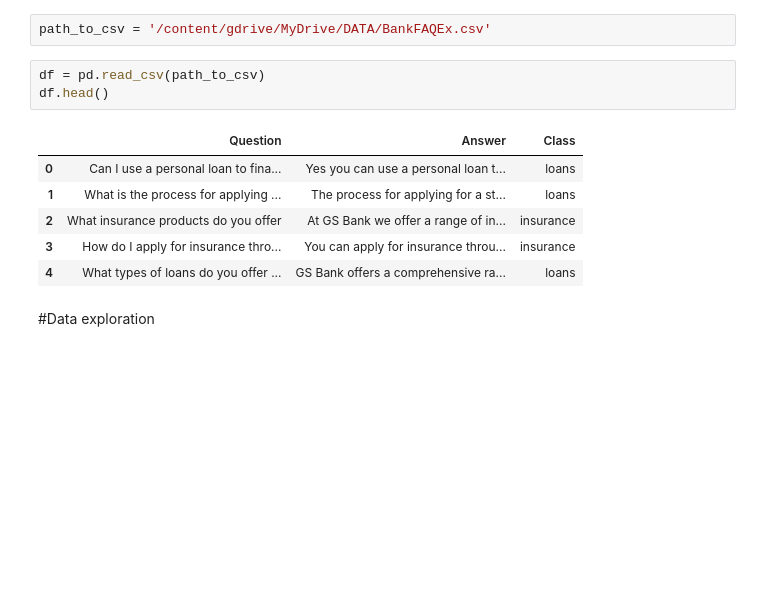
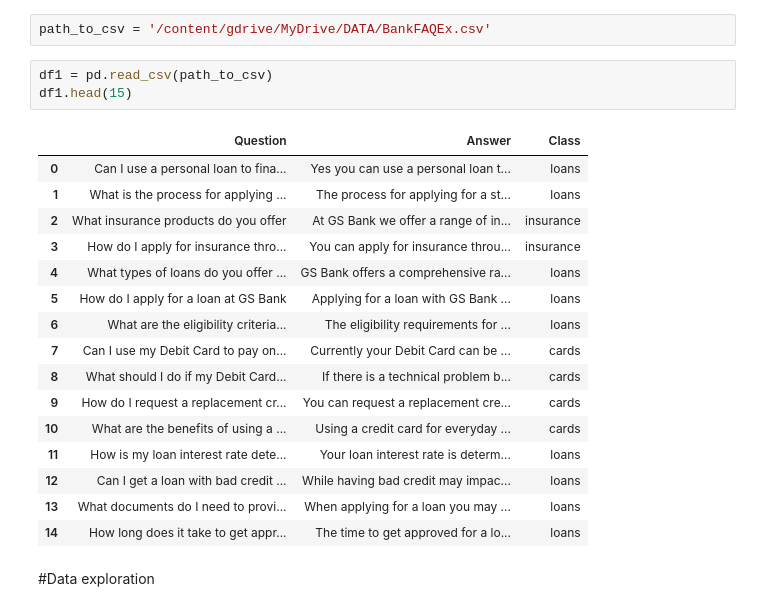
Before and after one commit to commitit/FinalProject, a Jupyter notebook: LLM.ipynb, the cells around one changed output. Saved outputs shown, nothing was run; the diff lists cells and outputs as text; blank space fills up the shorter version.

```diff
--- a/LLM.ipynb
+++ b/LLM.ipynb
@@ -17,15 +58,25 @@ Mounted at /content/gdrive
 # %%
 path_to_csv = '/content/gdrive/MyDrive/DATA/BankFAQEx.csv'
 # %%
-df = pd.read_csv(path_to_csv)
-df.head()
+df1 = pd.read_csv(path_to_csv)
+df1.head(15)
 # %% [output]
 |  | Question | Answer | Class |
 | 0 | Can I use a personal loan to fina... | Yes you can use a personal loan t... | loans |
 | 1 | What is the process for applying ... | The process for applying for a st... | loans |
 | 2 | What insurance products do you offer | At GS Bank we offer a range of in... | insurance |
 | 3 | How do I apply for insurance thro... | You can apply for insurance throu... | insurance |
 | 4 | What types of loans do you offer ... | GS Bank offers a comprehensive ra... | loans |
+| 5 | How do I apply for a loan at GS Bank | Applying for a loan with GS Bank ... | loans |
+| 6 | What are the eligibility criteria... | The eligibility requirements for ... | loans |
+| 7 | Can I use my Debit Card to pay on... | Currently your Debit Card can be ... | cards |
+| 8 | What should I do if my Debit Card... | If there is a technical problem b... | cards |
+| 9 | How do I request a replacement cr... | You can request a replacement cre... | cards |
+| 10 | What are the benefits of using a ... | Using a credit card for everyday ... | cards |
+| 11 | How is my loan interest rate dete... | Your loan interest rate is determ... | loans |
+| 12 | Can I get a loan with bad credit ... | While having bad credit may impac... | loans |
+| 13 | What documents do I need to provi... | When applying for a loan you may ... | loans |
+| 14 | How long does it take to get appr... | The time to get approved for a lo... | loans |
 # %% [markdown]
 #Data exploration
 # %%
```
Also changed, not shown: parts of 43 cells of this notebook.
